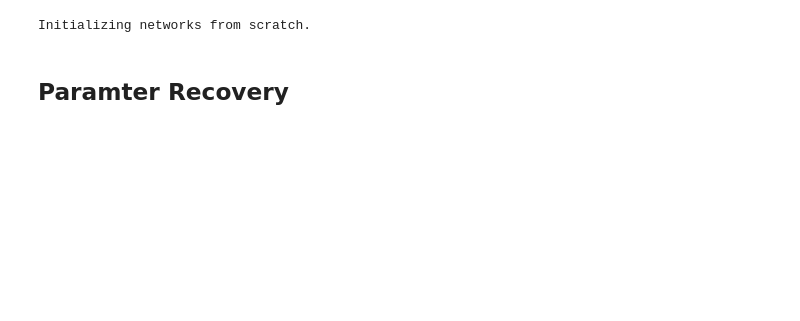
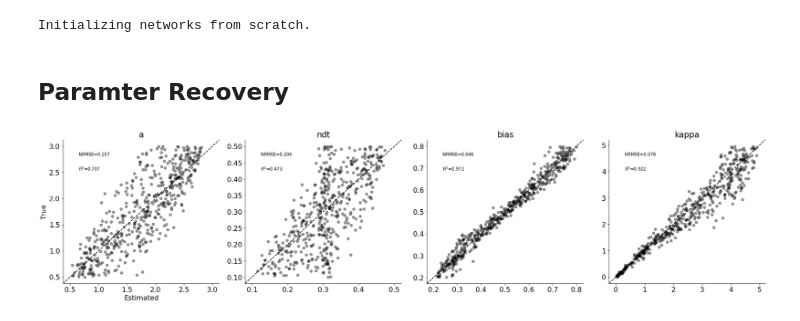
Before and after one commit to awellis/evidence-accumulators, a Jupyter notebook: notebooks/constant_drift_diffusion_modeling.ipynb, the cells around one changed output. Cells and saved outputs as stored; diff of their text form; code cells hidden in the pictures; blank space fills up the shorter version.

```diff
--- a/notebooks/constant_drift_diffusion_modeling.ipynb
+++ b/notebooks/constant_drift_diffusion_modeling.ipynb
@@ -67,12 +70,43 @@ x_.shape
+# %%
+class CustomSummary(tf.keras.Model):
+
+    def __init__(self, meta_inv, n_out=10):
+        super(CustomSummary, self).__init__()
+        self.inv = InvariantNetwork(meta_inv)
+        self.out = Dense(n_out)
+
+    def call(self, x):
+        return self.out(self.inv(x))
 # %%
 sum_meta = {
     'n_dense_s1': 2,
-    'n_dense_s2': 3,
+    'n_dense_s2': 2,
     'n_dense_s3': 2,
     'n_equiv':    2,
     'dense_s1_args': {'activation': 'relu', 'units': 32},
-    'dense_s2_args': {'activation': 'relu', 'units': 64},
+    'dense_s2_args': {'activation': 'relu', 'units': 32},
     'dense_s3_args': {'activation': 'relu', 'units': 32},
 }
 
-summary_net = InvariantNetwork()
+# invertable inference network
+inf_meta = {
+    'n_coupling_layers': 4,
+    's_args': {
+        'units': [128, 128],
+        'activation': 'elu',
+        'initializer': 'glorot_uniform',
+    },
+    't_args': {
+        'units': [128, 128],
+        'activation': 'elu',
+        'initializer': 'glorot_uniform',
+    },
+    'alpha': 1.9,
+    'permute': True,
+    'use_act_norm': True,
+    'n_params': N_PARAMS
+}
+
+inference_net = InvertibleNetwork(inf_meta)
+summary_net = CustomSummary(sum_meta)
+amortizer = SingleModelAmortizer(inference_net, summary_net)
@@ -133,4 +143,6 @@ param_means = samples.mean(axis=1)
 # %%
 # Recovery plot
-true_vs_estimated(theta_true=p_, theta_est=param_means,
-                  param_names=PARAM_NAMES, dpi=300, figsize=(20,6),font_size=16)
+f = true_vs_estimated(theta_true=p_, theta_est=param_means,
+                  param_names=PARAM_NAMES, dpi=300, figsize=(24,6),font_size=16)
+# %% [output]
+[figure, added]
```
Also changed, not shown: parts of 15 cells of this notebook, 11 other files.
